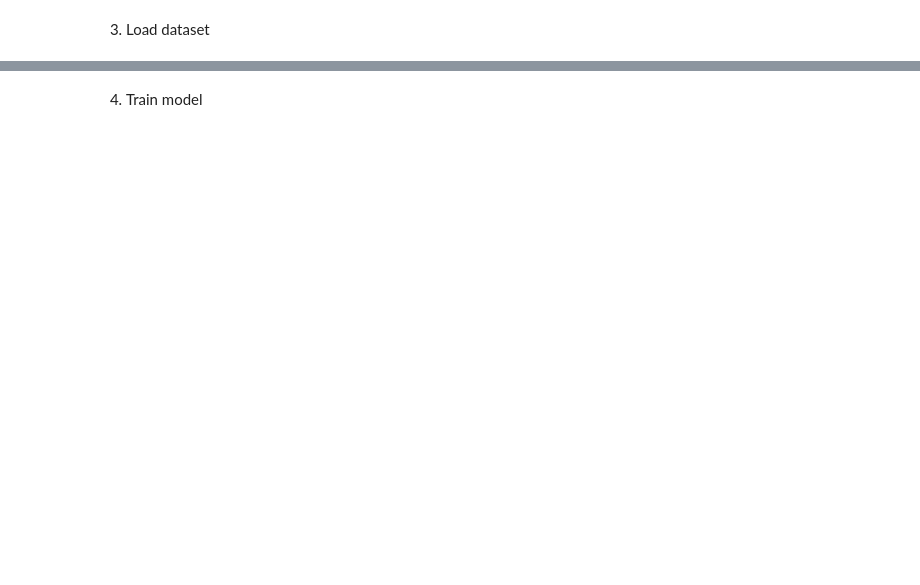
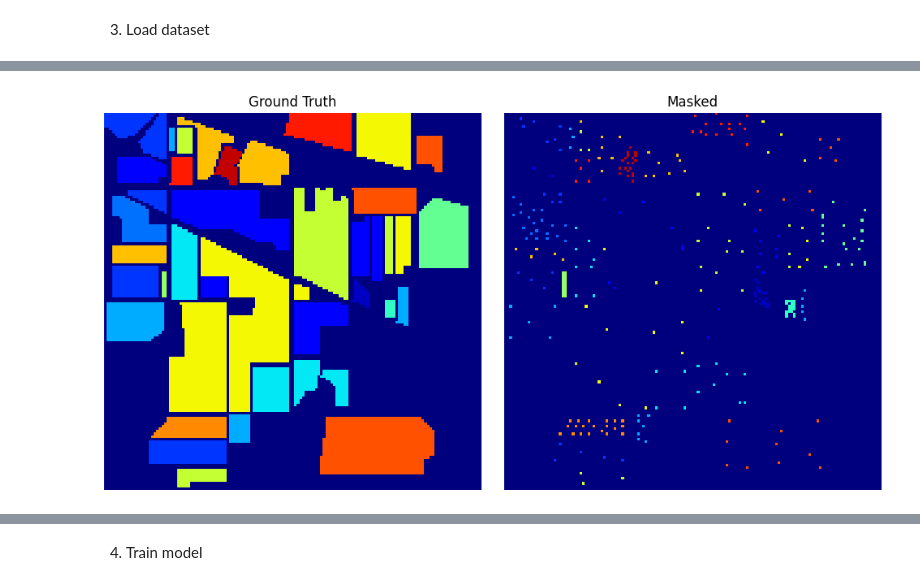
Before and after one commit to melalex/hsi-classification-playground, a Jupyter notebook: notebooks/1-01-vit.ipynb, the cells around one changed output, grey strips where cells are left out. Drawn from its saved outputs; the diff is of its cells as text; code cells hidden in the pictures; blank space fills up the shorter version.

Commit message:
Rerun with fixed mask

```diff
--- a/notebooks/1-01-vit.ipynb
+++ b/notebooks/1-01-vit.ipynb
@@ -96,18 +101,11 @@ examples_per_class = [20] * num_classes
-# %%
-if examples_per_class:
-    x_train, y_train, x_test, y_test, y_masked = train_test_band_patch_split(
-        x, y, examples_per_class, "indian_pines"
-    )
-
-    plot_segmentation_comparison(
-        y.reshape(image_h, image_w), y_masked.reshape(image_h, image_w)
-    )
-else:
-    x_train, x_test, y_train, y_test = train_test_split(
-        x, y, test_size=0.2, random_state=random_seed, stratify=y
-    )
-
-# plot_numbers_distribution(y_train, desc="Train class distribution")
+# %%
+mask = read_fixed_labels_mask("indian-pines-v1.npy")
+
+x_train, y_train, x_test, y_test = train_test_split_by_mask(x, y, mask)
+
+_ = plot_masked_segmentation_comparison(y.reshape(image_h, image_w), mask)
+# %% [output]
+[figure, added]
 # %%
 x_tensor = torch.tensor(x, dtype=torch.float32).permute(0, 3, 1, 2)
 y_tensor = torch.tensor(y, dtype=torch.long)
```
Also changed, not shown: parts of 16 cells of this notebook, 14 other files.
